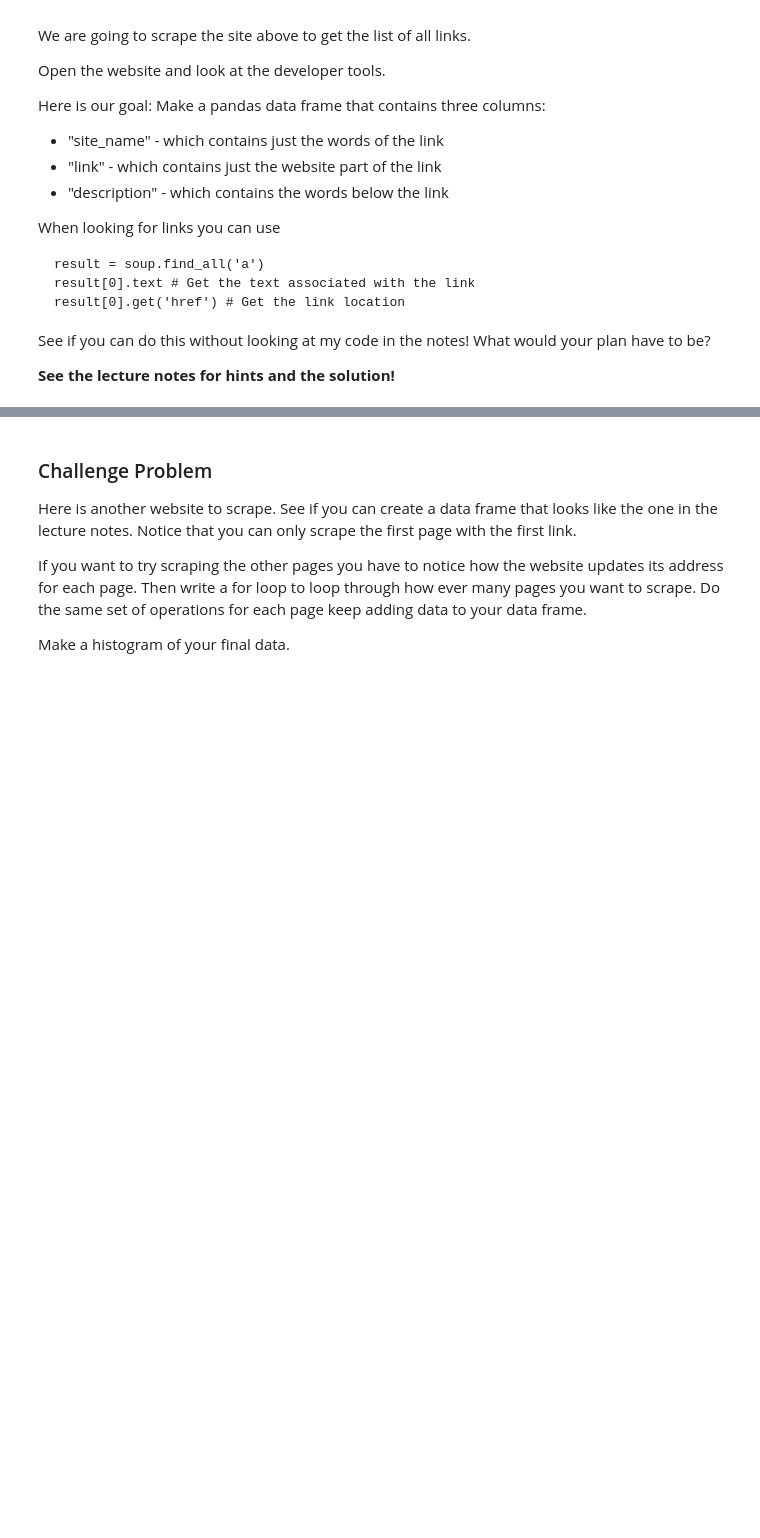
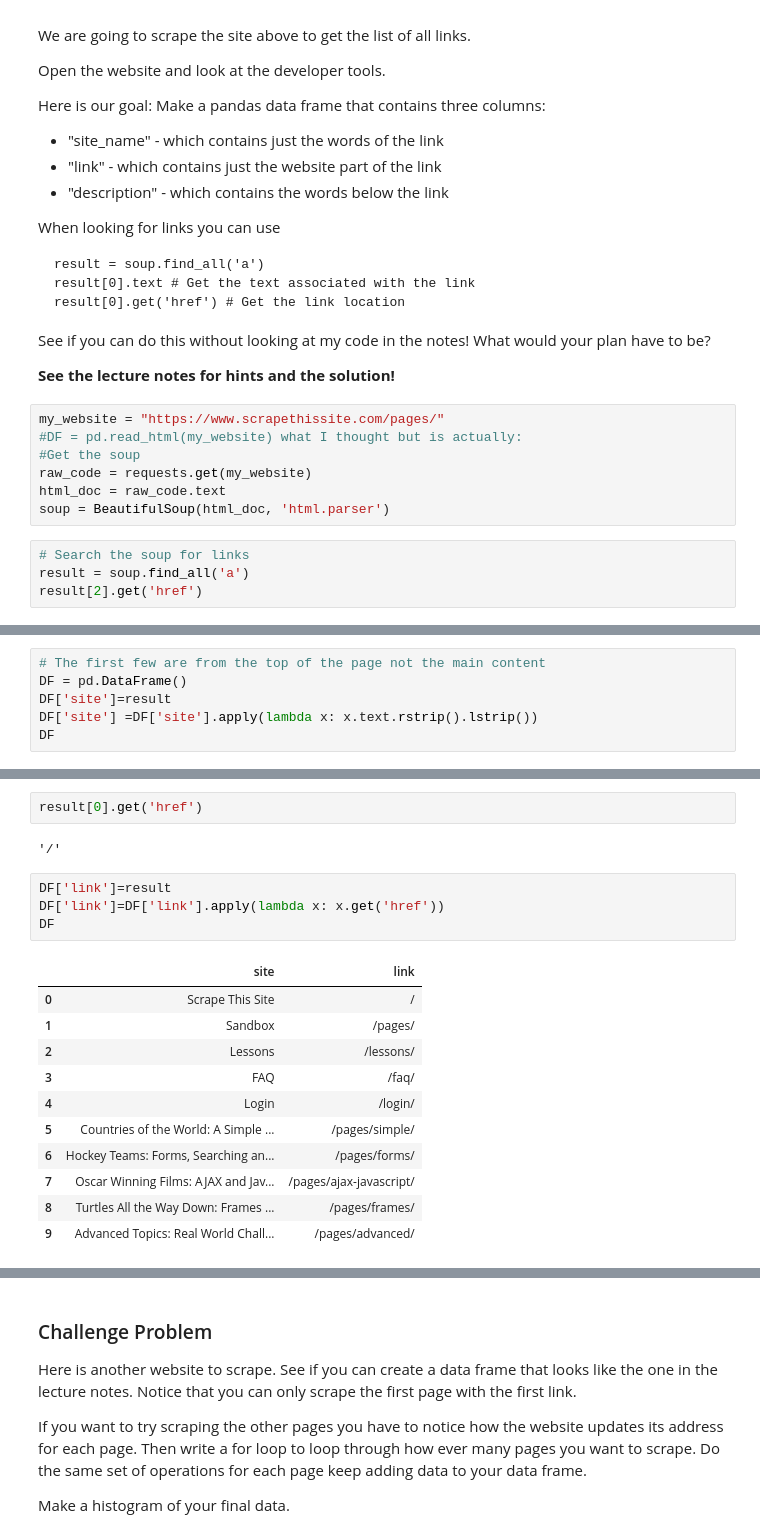
Before and after one commit to jazmine-veliz/Day12, a Jupyter notebook: Day12-HW.ipynb, the cells around one changed output, grey strips where cells are left out. Saved outputs shown, nothing was run; the diff lists cells and outputs as text; blank space fills up the shorter version.

```diff
--- a/Day12-HW.ipynb
+++ b/Day12-HW.ipynb
@@ -383,3 +363,14 @@ When looking for links you can use
 See if you can do this without looking at my code in the notes! What would your plan have to be?
 
 **See the lecture notes for hints and the solution!**
+# %%
+my_website = "https://www.scrapethissite.com/pages/"
+#DF = pd.read_html(my_website) what I thought but is actually:
+#Get the soup
+raw_code = requests.get(my_website)
+html_doc = raw_code.text
+soup = BeautifulSoup(html_doc, 'html.parser')
+# %%
+# Search the soup for links
+result = soup.find_all('a')
+result[2].get('href')
@@ -385,0 +379,6 @@ See if you can do this without looking at my code in the notes! What would your
+# %%
+# The first few are from the top of the page not the main content
+DF = pd.DataFrame()
+DF['site']=result
+DF['site'] =DF['site'].apply(lambda x: x.text.rstrip().lstrip())
+DF
@@ -385,0 +397,20 @@ See if you can do this without looking at my code in the notes! What would your
+# %%
+result[0].get('href')
+# %% [output]
+'/'
+# %%
+DF['link']=result
+DF['link']=DF['link'].apply(lambda x: x.get('href'))
+DF
+# %% [output]
+|  | site | link |
+| 0 | Scrape This Site | / |
+| 1 | Sandbox | /pages/ |
+| 2 | Lessons | /lessons/ |
+| 3 | FAQ | /faq/ |
+| 4 | Login | /login/ |
+| 5 | Countries of the World: A Simple ... | /pages/simple/ |
+| 6 | Hockey Teams: Forms, Searching an... | /pages/forms/ |
+| 7 | Oscar Winning Films: AJAX and Jav... | /pages/ajax-javascript/ |
+| 8 | Turtles All the Way Down: Frames ... | /pages/frames/ |
+| 9 | Advanced Topics: Real World Chall... | /pages/advanced/ |
```
Also changed, not shown: parts of 23 cells of this notebook.
